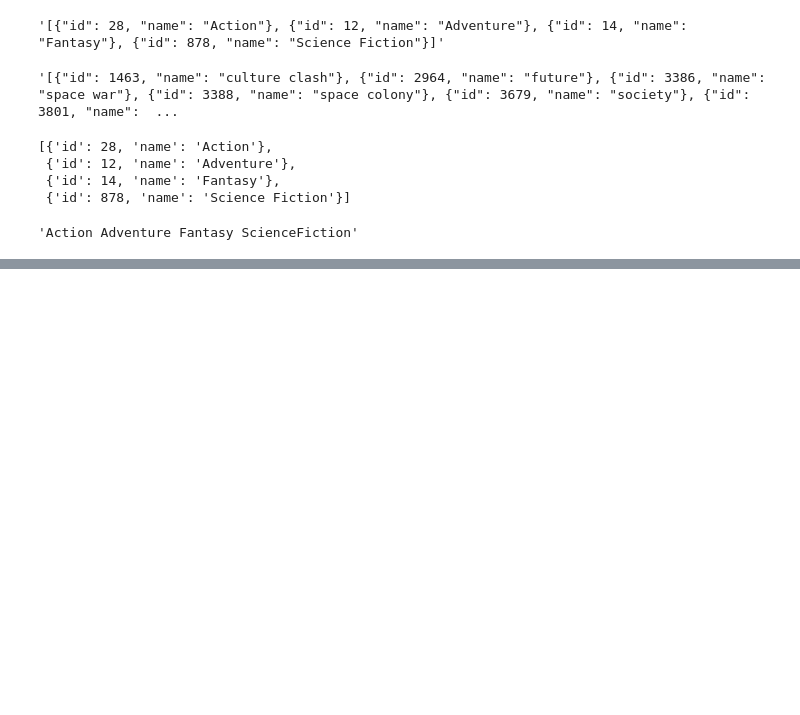
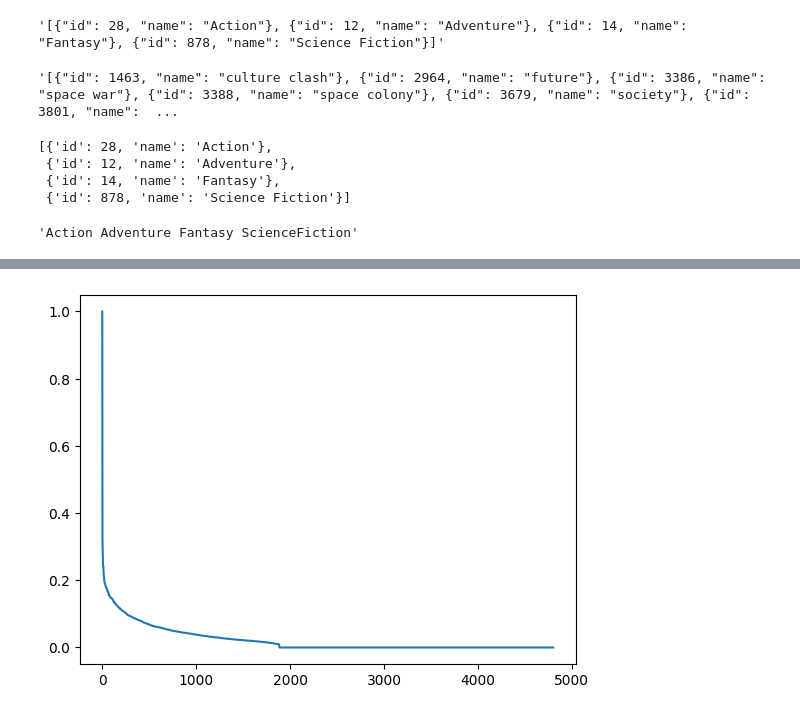
Before and after one commit to debnathk/nlp, a Jupyter notebook: code/code_movie_recommender_system.ipynb, the cells around one changed output, grey strips where cells are left out. Cells and saved outputs as stored; diff of their text form; code cells hidden in the pictures; blank space fills up the shorter version.

```diff
--- a/code/code_movie_recommender_system.ipynb
+++ b/code/code_movie_recommender_system.ipynb
@@ -86,0 +158,5 @@ TypeError: the JSON object must be str, bytes or bytearray, not list
+# %%
+# Plot the sorted movies
+plt.plot(scores[(-scores).argsort()]);
+# %% [output]
+[figure, added]
```
Also changed, not shown: parts of 15 cells of this notebook.
